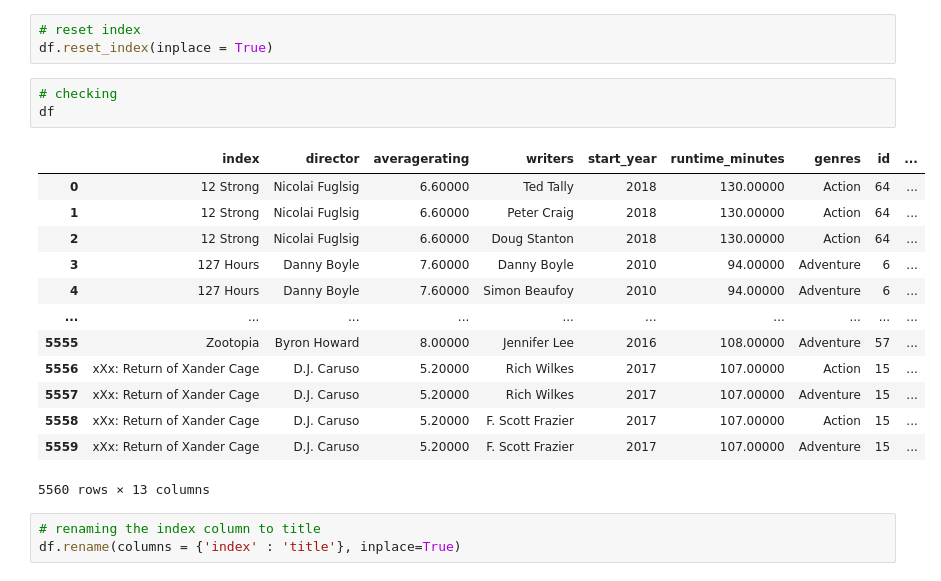
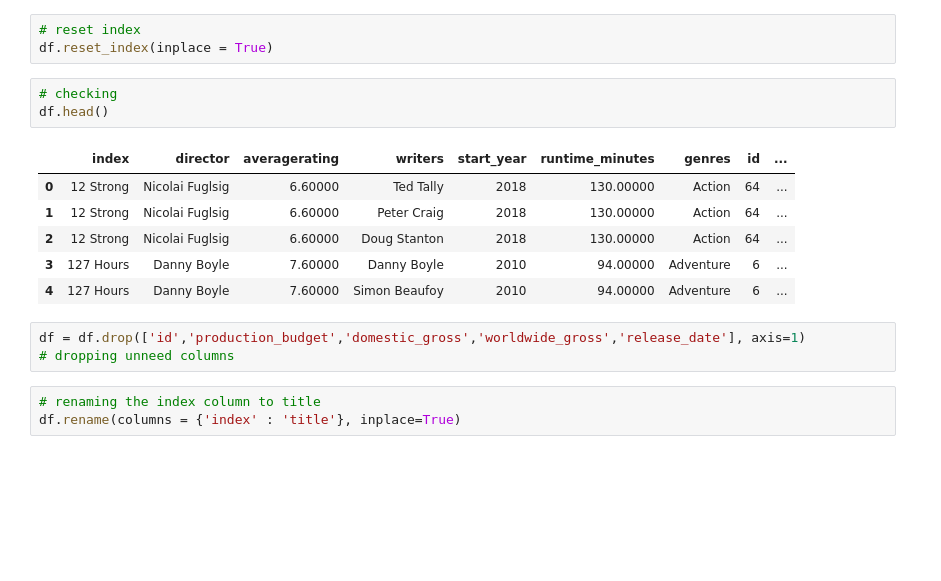
Before and after one commit to wasih790/Microsoft_Movie_Studio, a Jupyter notebook: 2_Statistical_Plotting/Question 3 - Director and Movie .ipynb, the cells around one changed output. Cells and saved outputs as stored; diff of their text form; blank space fills up the shorter version.

```diff
--- a/2_Statistical_Plotting/Question 3 - Director and Movie .ipynb
+++ b/2_Statistical_Plotting/Question 3 - Director and Movie .ipynb
@@ -105,21 +105,17 @@ df
 df.reset_index(inplace = True)
 # %%
 # checking
-df
+df.head()
 # %% [output]
 |  | index | director | averagerating | writers | start_year | runtime_minutes | genres | id | ... |
 | 0 | 12 Strong | Nicolai Fuglsig | 6.60000 | Ted Tally | 2018 | 130.00000 | Action | 64 | ... |
 | 1 | 12 Strong | Nicolai Fuglsig | 6.60000 | Peter Craig | 2018 | 130.00000 | Action | 64 | ... |
 | 2 | 12 Strong | Nicolai Fuglsig | 6.60000 | Doug Stanton | 2018 | 130.00000 | Action | 64 | ... |
 | 3 | 127 Hours | Danny Boyle | 7.60000 | Danny Boyle | 2010 | 94.00000 | Adventure | 6 | ... |
 | 4 | 127 Hours | Danny Boyle | 7.60000 | Simon Beaufoy | 2010 | 94.00000 | Adventure | 6 | ... |
-| ... | ... | ... | ... | ... | ... | ... | ... | ... | ... |
-| 5555 | Zootopia | Byron Howard | 8.00000 | Jennifer Lee | 2016 | 108.00000 | Adventure | 57 | ... |
-| 5556 | xXx: Return of Xander Cage | D.J. Caruso | 5.20000 | Rich Wilkes | 2017 | 107.00000 | Action | 15 | ... |
-| 5557 | xXx: Return of Xander Cage | D.J. Caruso | 5.20000 | Rich Wilkes | 2017 | 107.00000 | Adventure | 15 | ... |
-| 5558 | xXx: Return of Xander Cage | D.J. Caruso | 5.20000 | F. Scott Frazier | 2017 | 107.00000 | Action | 15 | ... |
-| 5559 | xXx: Return of Xander Cage | D.J. Caruso | 5.20000 | F. Scott Frazier | 2017 | 107.00000 | Adventure | 15 | ... |
-5560 rows × 13 columns
+# %%
+df = df.drop(['id','production_budget','domestic_gross','worldwide_gross','release_date'], axis=1)
+# dropping unneed columns
 # %%
 # renaming the index column to title
 df.rename(columns = {'index' : 'title'}, inplace=True)
```
Also changed, not shown: parts of 19 cells of this notebook.
